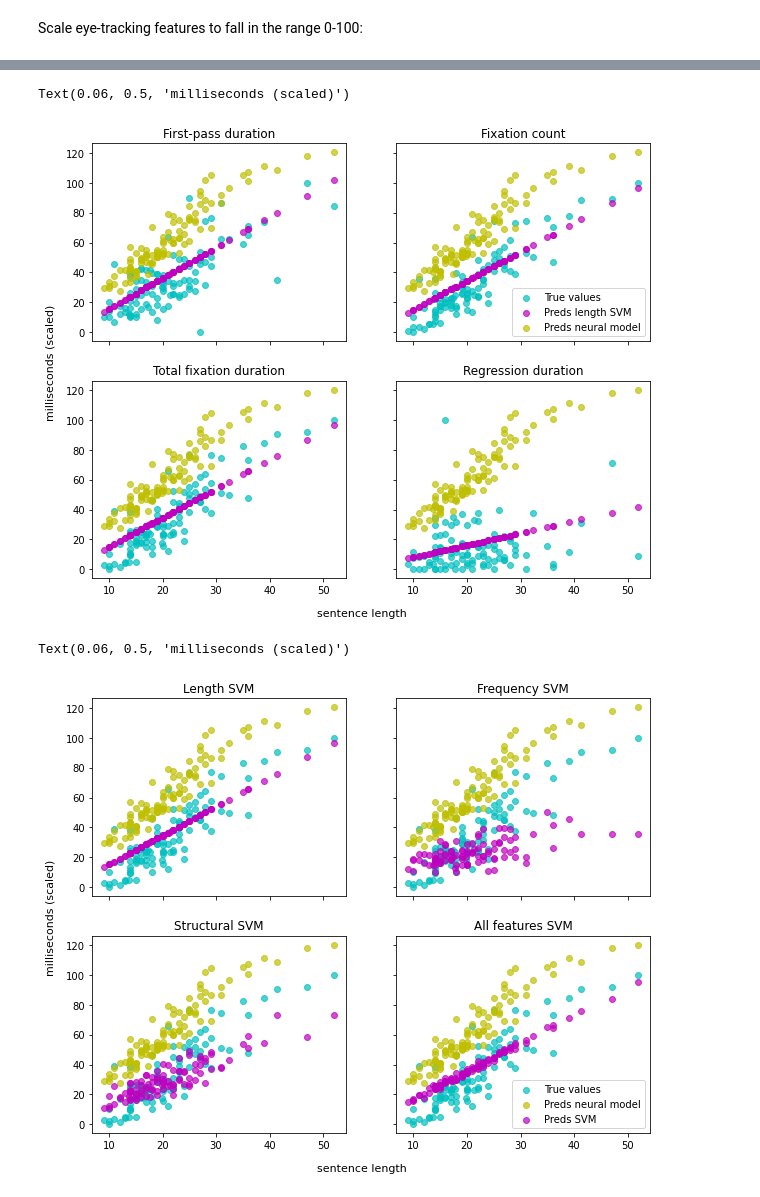
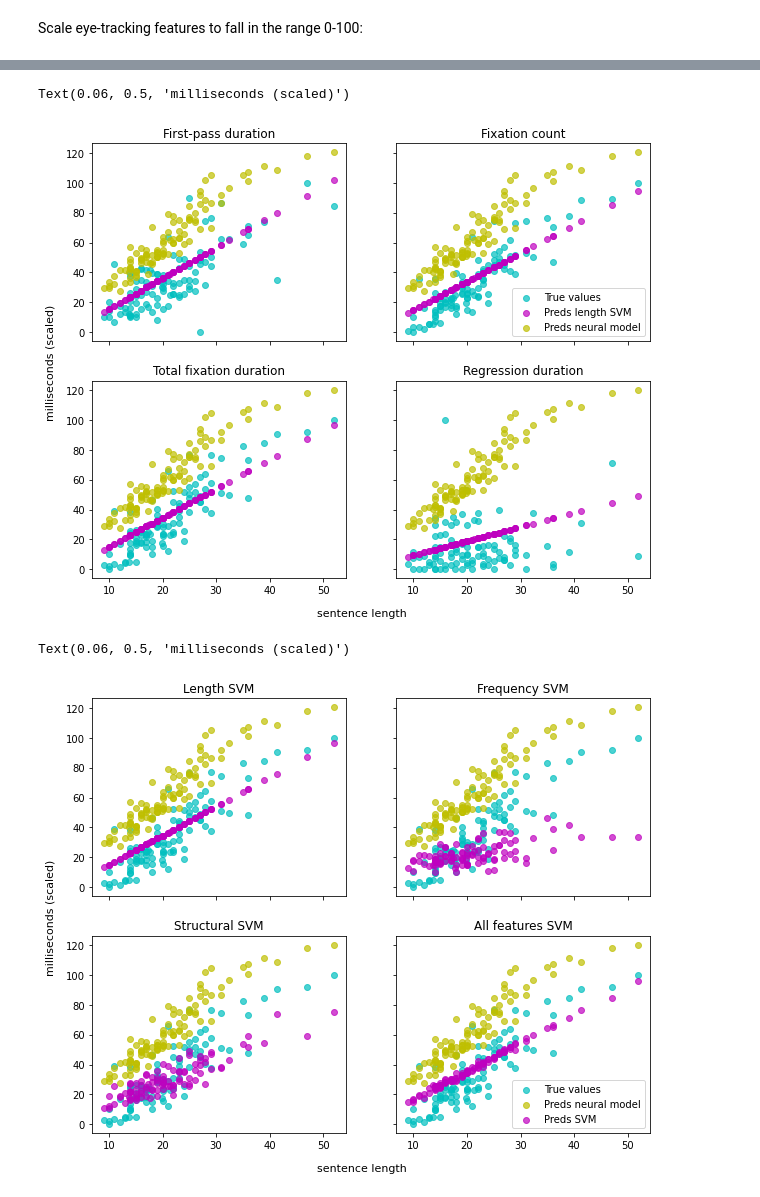
Before and after one commit to CharlottePouw/crosslingual-complexity-transfer, a Jupyter notebook: analysis/data-exploration.ipynb, the cells around one changed output, grey strips where cells are left out. Drawn from its saved outputs; the diff is of its cells as text; code cells hidden in the pictures.

```diff
--- a/analysis/data-exploration.ipynb
+++ b/analysis/data-exploration.ipynb
@@ -444,13 +220,11 @@ plt.legend([bplot1["boxes"][0], bplot1["boxes"][1]], ['GECO', 'MECO'], loc='uppe
 # %%
-import matplotlib.pyplot as plt
-
 fig = plt.figure()
 fig, ax1 = plt.subplots(nrows=1, ncols=1, figsize=(12,6))
 
 languages = ['English', 'Dutch', 'German', 'Finnish', 'Norwegian', 'Estonian', 'Spanish', 'Italian', 'Greek', 'Russian', 'Hebrew', 'Turkish', 'Korean']
 
 #tfd_list = [geco_dutch['tot_fix_dur'].tolist(), geco_english['tot_fix_dur'].tolist()]
-tfd_list = [geco_english['tot_fix_dur'].tolist()]
+tfd_list = [geco_data['tot_fix_dur'].tolist()]
 for lang in languages:
     df = get_meco_df(lang)
     tfd_list.append(df['tot_fix_dur'].tolist())
@@ -490,5 +264,5 @@ plt.xticks(rotation=40)
 plt.ylabel("total fixation duration (milliseconds)")
 plt.legend([bplot1["boxes"][0], bplot1["boxes"][2]], ['GECO', 'MECO'], loc='upper right', prop={'size': 11})
 
-plt.savefig('tfd-distribution-all.pdf', dpi=300, bbox_inches='tight')
+#plt.savefig('tfd-distribution-all.pdf', dpi=300, bbox_inches='tight')
 # %% [output]
@@ -849,7 +479,7 @@ sns.heatmap(geco_corr,
             linewidths=0,
             fmt='.2f')
 
-sns.heatmap(corr_2,
+sns.heatmap(corr_pred,
             ax=ax2,
             vmax=1,
             vmin=-0.3,
@@ -860,7 +490,7 @@ sns.heatmap(corr_2,
             fmt='.2f',
             yticklabels=False)
 
-sns.heatmap(corr_1,
+sns.heatmap(corr_true,
             ax=ax3,
             vmax=1,
             vmin=-0.3,
@@ -871,7 +501,7 @@ sns.heatmap(corr_1,
             fmt='.2f',
             yticklabels=False)
 
-x_axis_labels = ['first-pass duration', 'total fixation duration', 'fixation count', 'regression duration']
+x_axis_labels = ['first-pass dur.', 'total fixation dur.', 'fixation count', 'regression dur.']
 
 for ax in ax1, ax2, ax3:
     ax.set_xticklabels(x_axis_labels, rotation=45, horizontalalignment='left')
@@ -914,5 +558,6 @@ meco_english
 # %%
-def make_true_pred_df(lang, trial, sentnum, text, true, pred, length, avg_word_length, avg_dep_length, max_dep_length, parse_depth, avg_word_freq, n_low_freq_words, lex_dens, verbal_heads):
+def make_true_pred_df(lang, trial, sentnum, text, true, pred, length):
+# avg_word_length, avg_dep_length, max_dep_length, parse_depth, avg_word_freq, n_low_freq_words, lex_dens, verbal_heads):
     df = pd.DataFrame()
     df['lang'] = lang
     df['trialid'] = trial
@@ -921,12 +566,12 @@ def make_true_pred_df(lang, trial, sentnum, text, true, pred, length, avg_word_l
     df['true_value'] = true
     df['pred_value'] = pred
     df['sent_length'] = length
-    df['avg_word_length'] = avg_word_length
-    df['avg_dep_length'] = avg_dep_length
-    df['max_dep_length'] = max_dep_length
-    df['parse_depth'] = parse_depth
-    df['avg_word_freq'] = avg_word_freq
-    df['n_low_freq_words'] = n_low_freq_words
-    df['lex_dens'] = lex_dens
-    df['verbal_heads'] = verbal_heads
+#     df['avg_word_length'] = avg_word_length
+#     df['avg_dep_length'] = avg_dep_length
+#     df['max_dep_length'] = max_dep_length
+#     df['parse_depth'] = parse_depth
+#     df['avg_word_freq'] = avg_word_freq
+#     df['n_low_freq_words'] = n_low_freq_words
+#     df['lex_dens'] = lex_dens
+#     df['verbal_heads'] = verbal_heads
     return df
@@ -983,10 +584,10 @@ def get_true_pred_df(meco_df):
                     meco_df['trialid'],
                     meco_df['sentnum'],
                     meco_df['text'],
-                    meco_df['scaled_tfd'],
+                    meco_df['scaled_tot_fix_dur'],
                     meco_df['tfd_pred'],
                     meco_df['token_count'])
-                    meco_df['avg_word_length'])
+#                    meco_df['avg_word_length'])
 #                     meco_df['avg_links_len'],
 #                     meco_df['max_links_len'],
 #                     meco_df['avg_max_depth'],
@@ -1180,35 +643,35 @@ KeyError: 'avg_token_freq'
 # %%
 # 4 eye-tracking metrics vs. 1 SVM
 
 svm_type = 'length'
 language = 'English'
 preds_neural = get_true_pred_df(get_meco_df(language))
 x = preds_neural['sent_length']
 
 fig, ((ax1, ax2), (ax3, ax4)) = plt.subplots(2, 2, sharex=True, sharey=True, figsize=(10,8))
 
 title_dict = {'first_pass_dur': 'First-pass duration',
               'fix_count': 'Fixation count',
               'tot_fix_dur': 'Total fixation duration',
               'tot_regr_from_dur': 'Regression duration'}
 
 for et_metric, ax in zip(['first_pass_dur', 'fix_count', 'tot_fix_dur', 'tot_regr_from_dur'], [ax1, ax2, ax3, ax4]):
-    preds_svm = pd.read_csv(f'../results/preds-{svm_type}-svm-scaled_{et_metric}-{language}.tsv', sep='\t', names=['et-feature', 'pred_value', 'true_value'])
+    preds_svm = pd.read_csv(f'../results/preds_svm/preds-{svm_type}-svm-scaled_{et_metric}-English-4.tsv', sep='\t', names=['et-feature', 'pred_value', 'true_value'])
     y_true = preds_svm['true_value']
     y_svm = preds_svm['pred_value']
     y_neural = preds_neural['pred_value']
     ax.scatter(x,y_true,alpha=0.7,c='c')
     ax.scatter(x,y_svm,alpha=0.7,c='m')
     ax.scatter(x,y_neural,alpha=0.7,c='y')
     ax.set_title(title_dict[et_metric])
 
 ax2.legend(['True values', f'Preds {svm_type} SVM', 'Preds neural model'], loc='lower right')
 
 fig.text(0.5, 0.06, 'sentence length', ha='center', fontsize=11)
 fig.text(0.06, 0.5, 'milliseconds (scaled)', va='center', rotation='vertical',fontsize=11)
 # %% [output]
 Text(0.06, 0.5, 'milliseconds (scaled)')
-[figure, old version]
+[figure, new version]
 # %%
 # 4 SVMs vs 1 eye-tracking metric
 
@@ -1225,7 +688,7 @@ title_dict = {'length': 'Length SVM',
               'all': 'All features SVM'}
 
 for svm_type, ax in zip(['length', 'frequency', 'linguistic', 'all'], [ax1, ax2, ax3, ax4]):
-    preds_svm = pd.read_csv(f'../results/preds-{svm_type}-svm-scaled_{et_metric}-{language}.tsv', sep='\t', names=['et-feature', 'pred_value', 'true_value'])
+    preds_svm = pd.read_csv(f'../results/preds_svm/preds-{svm_type}-svm-scaled_{et_metric}-English-4.tsv', sep='\t', names=['et-feature', 'pred_value', 'true_value'])
     y_true = preds_svm['true_value']
     y_neural = preds_neural['pred_value']
     y_svm = preds_svm['pred_value']
@@ -1239,4 +702,4 @@ fig.text(0.5, 0.06, 'sentence length', ha='center', fontsize=11)
 fig.text(0.06, 0.5, 'milliseconds (scaled)', va='center', rotation='vertical',fontsize=11)
 # %% [output]
 Text(0.06, 0.5, 'milliseconds (scaled)')
-[figure, old version]
+[figure, new version]
```
Also changed, not shown: parts of 42 cells of this notebook, 7 other files.
